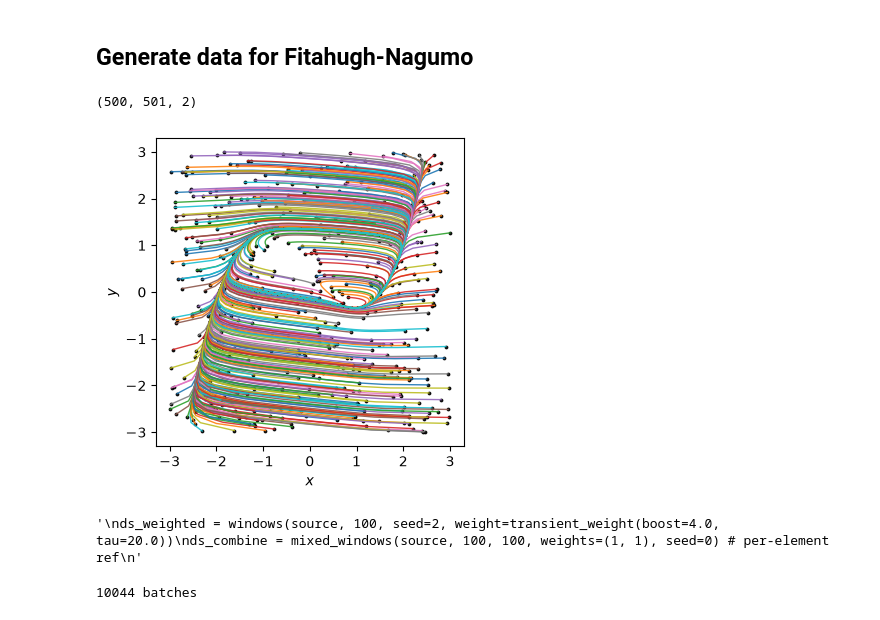
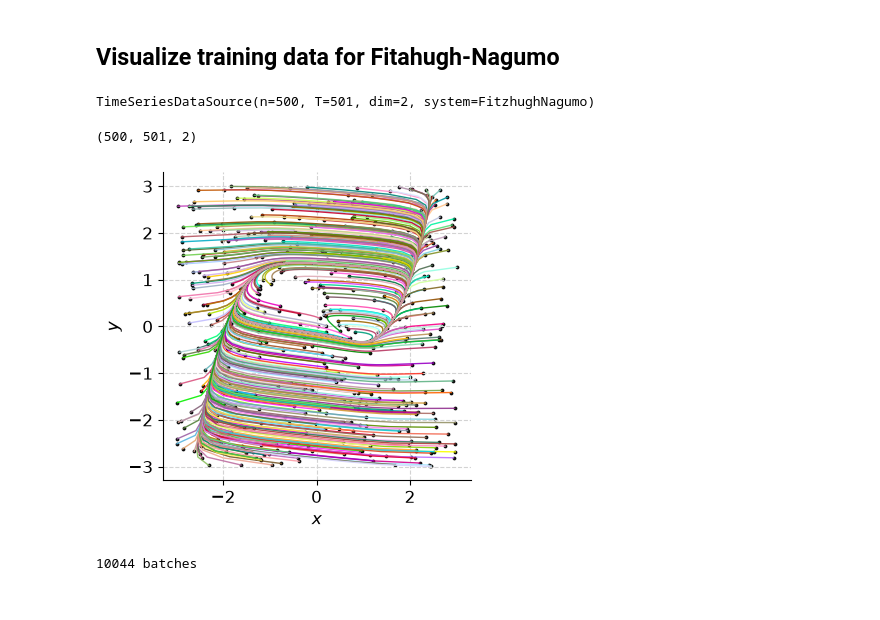
Before and after one commit to Jhko725/deep_isochron, a Jupyter notebook: prototype.ipynb, the cells around one changed output. Cells and saved outputs as stored; diff of their text form; code cells hidden in the pictures.

```diff
--- a/prototype.ipynb
+++ b/prototype.ipynb
@@ -78,2 +32,2 @@ for ax, nf in zip(axes, (normal_form, normal_form2)):
 # %% [markdown]
-## Generate data for Fitahugh-Nagumo
+## Visualize training data for Fitahugh-Nagumo
@@ -90,39 +34,17 @@ sol = ode.flow(
-# %%
-n_trajs = 500
-t = jnp.linspace(0, 50, 501)
-
-
-u0_train = jax.random.uniform(
-    jax.random.key(0), (n_trajs, ode.dim), minval=-3, maxval=3
-)
-u_train = eqx.filter_vmap(
-    lambda u0_: ode.flow(
-        t,
-        u0_,
-        config=SolverConfig(solver=dfx.Tsit5(), rtol=1e-10, atol=1e-10, max_steps=8192),
-    )
-)(u0_train).ys
-print(u_train.shape)
-# %% [output]
-(500, 501, 2)
+# %%
+cfg_data = compose_group("data", "fhn")
+source = load_or_generate_source(cfg_data)
+source
+# %% [output]
+TimeSeriesDataSource(n=500, T=501, dim=2, system=FitzhughNagumo)
+# %%
+source.ys.shape
+# %% [output]
+(500, 501, 2)
 # %%
-fig, ax = plt.subplots(1, 1, figsize=(4, 4))
-for i in range(0, len(u_train)):
-    ax.plot(*u_train[i].T, alpha=0.9, linewidth=1.0)
-ax.scatter(*u_train[:, 0].T, s=3, color="black", alpha=0.9)
-ax.set_xlabel("$x$")
-ax.set_ylabel("$y$")
-ax.set_aspect("equal")
+fig = plot_source_trajectories(source)
 # %% [output]
-[figure, old version]
+[figure, new version]
-# %%
-source = TimeSeriesDataSource(t, u_train)  # whole trajectories; windows are transforms
-"""
-ds_weighted = windows(source, 100, seed=2, weight=transient_weight(boost=4.0, tau=20.0))
-ds_combine = mixed_windows(source, 100, 100, weights=(1, 1), seed=0) # per-element ref
-"""
-# %% [output]
-'\nds_weighted = windows(source, 100, seed=2, weight=transient_weight(boost=4.0, tau=20.0))\nds_combine = mixed_windows(source, 100, 100, weights=(1, 1), seed=0) # per-element ref\n'
 # %%
 # the training loader: whole batches per element, one vectorized gather each (C9);
 # finite — every window once per epoch; num_steps sizes the run
```
Also changed, not shown: parts of 28 cells of this notebook, 12 other files.
